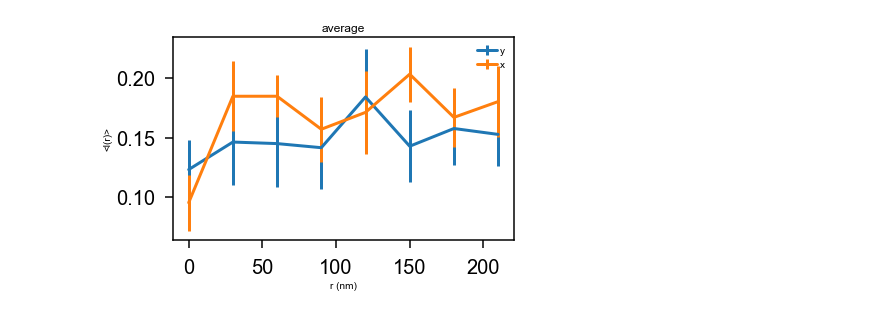
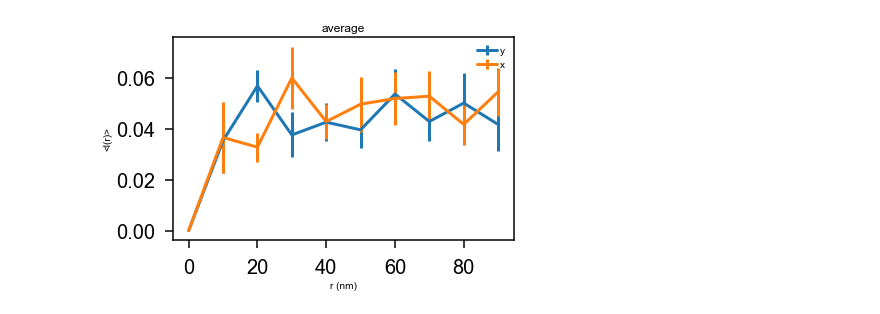
Before and after one commit to cmelab/QD-Paper-RDF, a Jupyter notebook: x_vs_y.ipynb, the cells around one changed output. Cells and saved outputs as stored; diff of their text form; code cells hidden in the pictures.

```diff
--- a/x_vs_y.ipynb
+++ b/x_vs_y.ipynb
@@ -72,8 +72,8 @@ def plot_ldf(dots, L, dr=0.01, axis = 1,sw=0.05):
     std = stats.sem(tot,axis=0,ddof=1)
     return bins[:halfrange], ldf[:halfrange], std[:halfrange]
 # %%
-sw = 0.005
-dr = 0.03
+sw = 0.01
+dr = 0.01
 L=.5
 files = ["404/0.5a.tif","404/0.5b.tif","404/0.5c.tif","404/0.5d.tif","405/0.5a.tif","405/0.5b.tif","405/0.5c.tif","405/0.5d.tif","404/0.5a.tif","406/0.5b.tif","406/0.5c.tif","406/0.5d.tif"]
 params = [(5,10),(5,15),(5,15),(5,15),(5,10),(5,15),(5,15),(5,15),(5,10),(5,15),(5,15),(5,15)]
@@ -108,16 +108,17 @@ for f,p in zip(files,params):
 # %%
+stop = 10
 x = np.asarray(x)
 y = np.asarray(y)
 xerr = stats.sem(x,axis=0,ddof=1)
 yerr = stats.sem(y,axis=0,ddof=1)
 x = np.mean(x,axis=0)
 y = np.mean(y,axis=0)
-plt.errorbar(1000*bins, y,label="y",yerr=xerr)
-plt.errorbar(1000*bins2, x,label='x',yerr=yerr)
+plt.errorbar(1000*bins[:stop], y[:stop],label="y",yerr=yerr[:stop])
+plt.errorbar(1000*bins2[:stop], x[:stop],label='x',yerr=xerr[:stop])
 plt.title("average")
 plt.xlabel("r (nm)")
 plt.ylabel("<l(r)>")
 plt.legend()
 plt.show()
 # %% [output]
-[figure, old version]
+[figure, new version]
```
Also changed, not shown: parts of 1 cell of this notebook.
